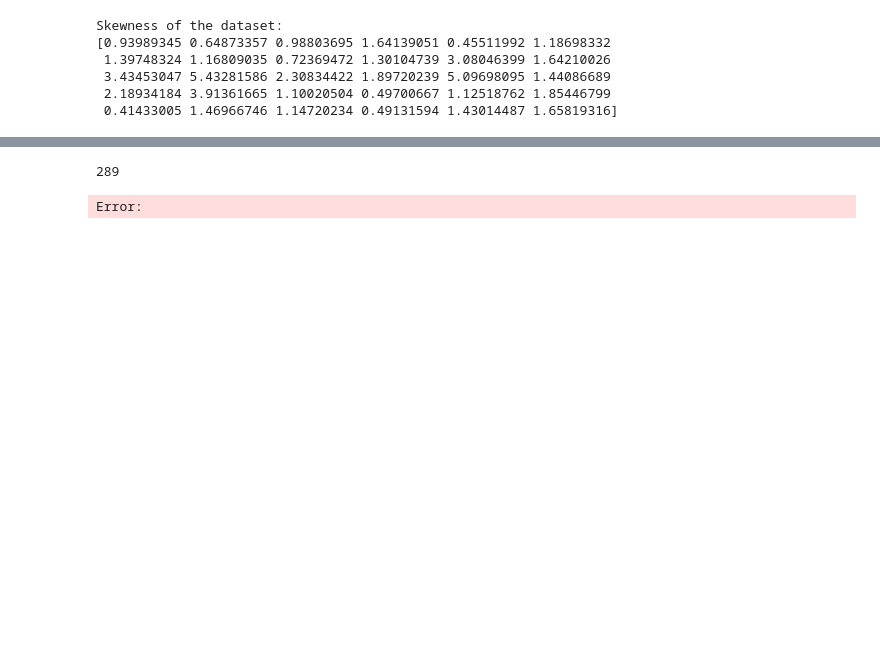
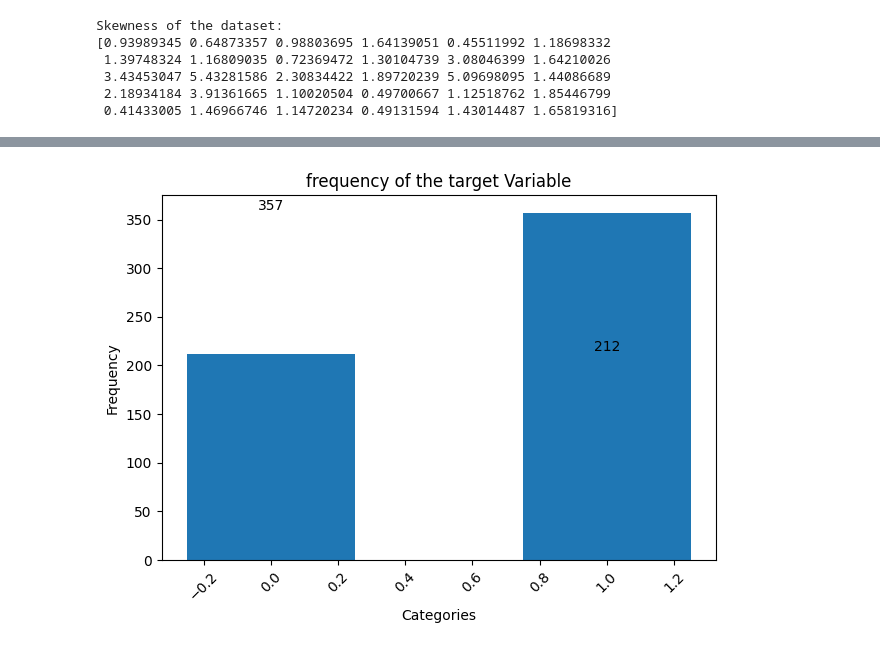
Before and after one commit to prajeeshr/MachineLearning, a Jupyter notebook: Supervised ML/LogisticRegression/BreastCancer Classification/dat.ipynb, the cells around one changed output, grey strips where cells are left out. Drawn from its saved outputs; the diff is of its cells as text; code cells hidden in the pictures; blank space fills up the shorter version.

```diff
--- a/Supervised ML/LogisticRegression/BreastCancer Classification/dat.ipynb
+++ b/Supervised ML/LogisticRegression/BreastCancer Classification/dat.ipynb
@@ -133,6 +156,16 @@ worst fractal dimension    1.662579
 dtype: float64
-# %%
-17 *17
-# %% [output]
-289
-Error:
+# %%
+value_counts = df_target.value_counts()
+
+plt.bar(value_counts.index, height=value_counts.values, width=0.5)
+for i, value in enumerate(value_counts.values):
+    plt.text(i, value + 0.1, str(value), ha='center', va='bottom')
+
+plt.xlabel('Categories')
+plt.ylabel('Frequency')
+plt.title('frequency of the target Variable')
+plt.xticks(rotation=45)  # Rotating x-axis labels for better readability
+plt.tight_layout()  # Adjust layout to prevent clipping of labels
+plt.show()
+# %% [output]
+[figure, added]
```
Also changed, not shown: parts of 19 cells of this notebook.
